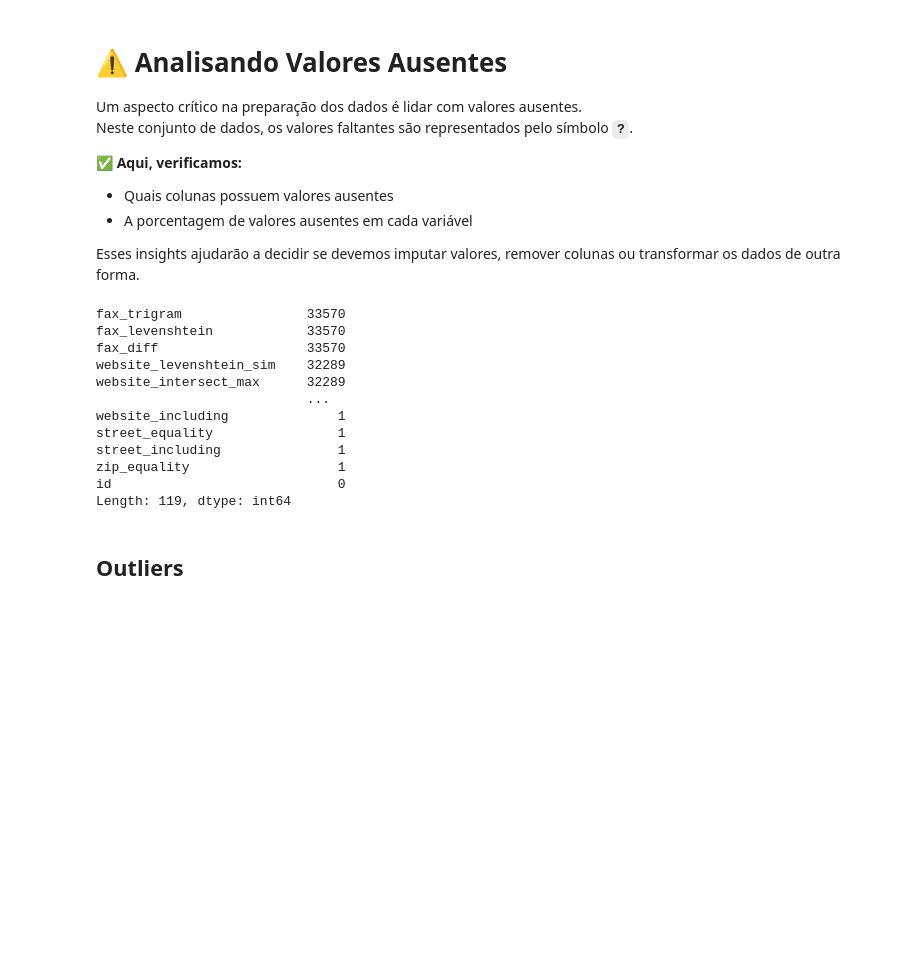
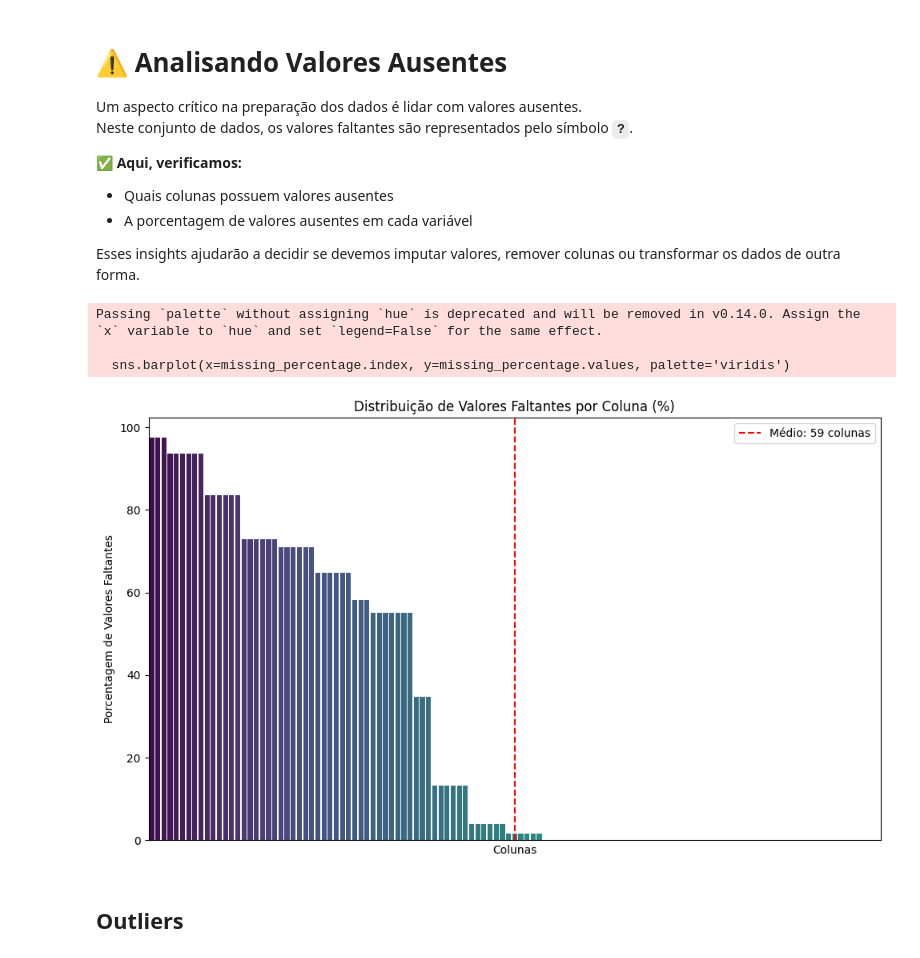
Before and after one commit to ianzin30/IF1014-Mining, a Jupyter notebook: exploratory.ipynb, the cells around one changed output. Drawn from its saved outputs; the diff is of its cells as text; code cells hidden in the pictures; blank space fills up the shorter version.

```diff
--- a/exploratory.ipynb
+++ b/exploratory.ipynb
@@ -195,28 +220,42 @@ Neste conjunto de dados, os valores faltantes são representados pelo símbolo *
 - A porcentagem de valores ausentes em cada variável
 
 Esses insights ajudarão a decidir se devemos imputar valores, remover colunas ou transformar os dados de outra forma.
-# %%
-import pandas as pd
-import matplotlib.pyplot as plt
-import seaborn as sns
-
-# Contagem de NaNs por coluna
-missing_count = nomao_df.isna().sum().sort_values(ascending=False)
-
-missing_count
-# %% [output]
-fax_trigram                33570
-fax_levenshtein            33570
-fax_diff                   33570
-website_levenshtein_sim    32289
-website_intersect_max      32289
-                           ...
-website_including              1
-street_equality                1
-street_including               1
-zip_equality                   1
-id                             0
-Length: 119, dtype: int64
+# %%
+import matplotlib.pyplot as plt
+import seaborn as sns
+
+# Contar os valores faltantes por coluna
+missing_count = nomao_df.isna().sum()
+
+# Calcular a porcentagem de valores faltantes
+missing_percentage = (missing_count / len(nomao_df)) * 100
+
+# Ordenar as colunas pela porcentagem de valores faltantes
+missing_percentage = missing_percentage.sort_values(ascending=False)
+
+# Plotando a distribuição dos valores faltantes em porcentagem
+plt.figure(figsize=(10, 6))
+sns.barplot(x=missing_percentage.index, y=missing_percentage.values, palette='viridis')
+
+# Adicionar uma linha indicando o ponto médio da escada
+half_point = len(missing_percentage) // 2  # Definir o meio
+plt.axvline(x=half_point, color='red', linestyle='--', label=f'Médio: {half_point} colunas')
+
+# Configurações do gráfico
+plt.title('Distribuição de Valores Faltantes por Coluna (%)')
+plt.xlabel('Colunas')
+plt.ylabel('Porcentagem de Valores Faltantes')
+plt.xticks([])  # Para melhor visualização das colunas
+plt.legend()
+plt.tight_layout()
+
+# Exibindo o gráfico
+plt.show()
+# %% [output]
+Passing `palette` without assigning `hue` is deprecated and will be removed in v0.14.0. Assign the `x` variable to `hue` and set `legend=False` for the same effect.
+
+  sns.barplot(x=missing_percentage.index, y=missing_percentage.values, palette='viridis')
+[figure, added]
 # %% [markdown]
 ## Outliers
 # %% [markdown]
```
Also changed, not shown: parts of 1 cell of this notebook.
